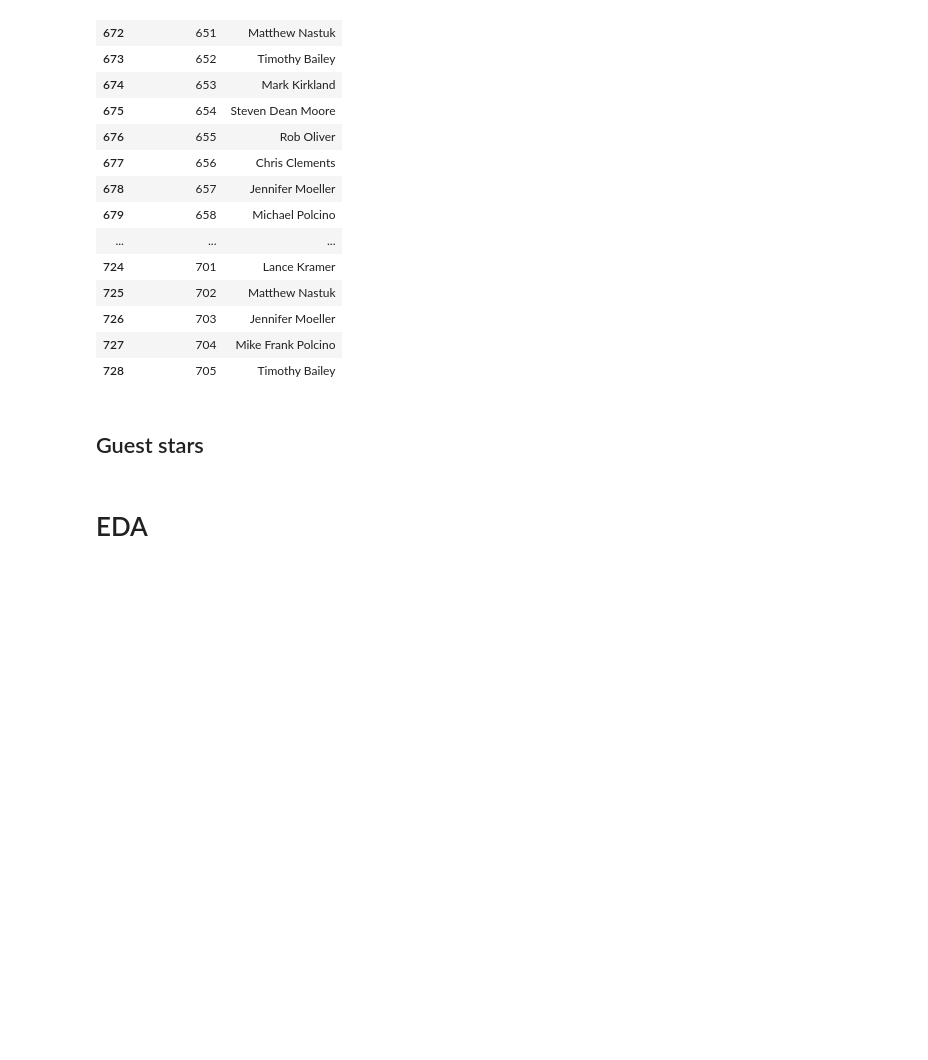
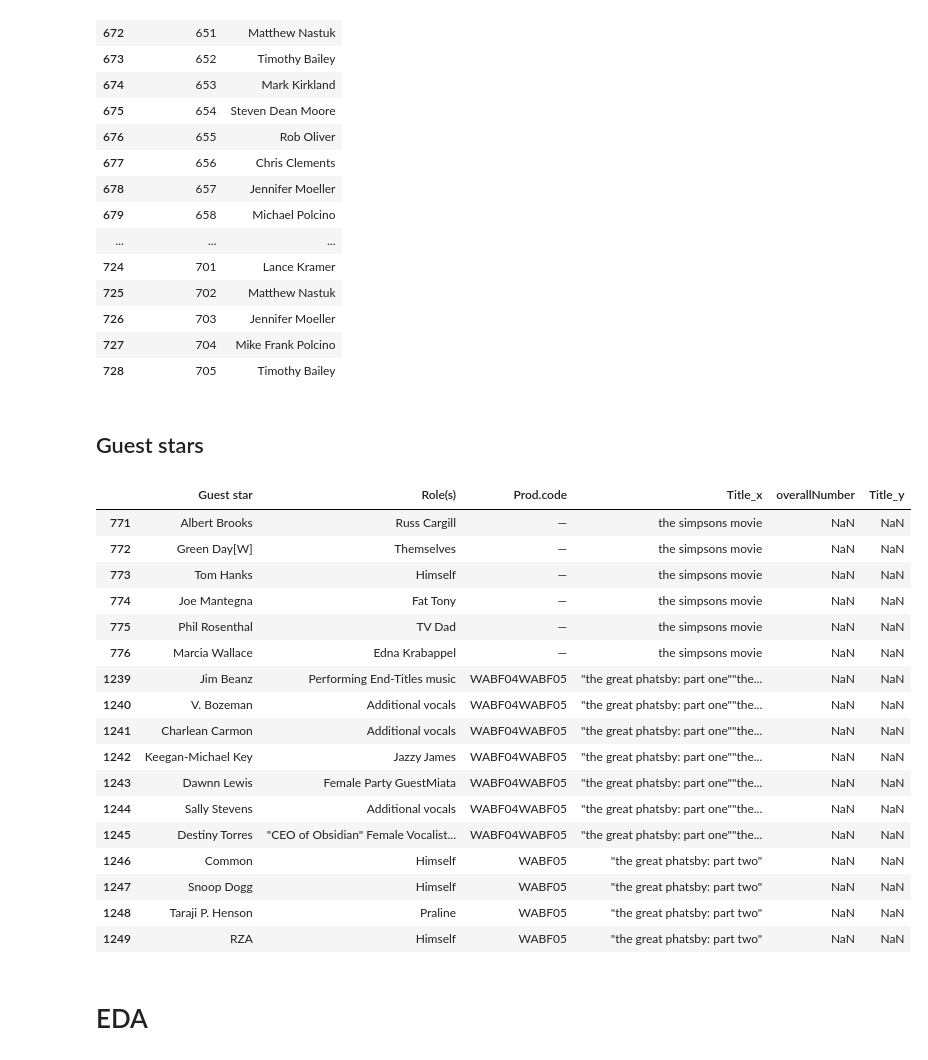
Before and after one commit to juan-td/web-scraping-misc, a Jupyter notebook: simpsons_web_scraping.ipynb, the cells around one changed output. Drawn from its saved outputs; the diff is of its cells as text; code cells hidden in the pictures; blank space fills up the shorter version.

Commit message:
add guest stars

```diff
--- a/simpsons_web_scraping.ipynb
+++ b/simpsons_web_scraping.ipynb
@@ -179,6 +180,38 @@ episode_director.iloc[670:750]
 | 728 | 705 | Timothy Bailey |
 # %% [markdown]
 ## Guest stars
+# %%
+url = ['https://en.wikipedia.org/wiki/List_of_The_Simpsons_guest_stars_(seasons_1-20)',
+        'https://en.wikipedia.org/wiki/List_of_The_Simpsons_guest_stars']
+bs = [BeautifulSoup(urlopen(x).read(),'html.parser') for x in url]
+
+guest_star_df = [b.find('table',{'class':"sortable wikitable plainrowheaders"}) for b in bs]
+guest_star_df = [pd.read_html(str(t))[0] for t in guest_star_df]
+guest_star_df = pd.concat(guest_star_df).reset_index(drop=True).drop(['Season','No.'],axis=1)
+guest_star_df.columns = ['Guest star','Role(s)','Prod.code','Title']
+guest_star_df['Title'] = guest_star_df['Title'].replace('\[.*\]','',regex=True).str.lower()
+guest_star_df = guest_star_df.merge(simpsons_df[['overallNumber','Title','Prod.code']],on='Prod.code',how='left')
+# %%
+guest_star_df[guest_star_df['overallNumber'].isna()]
+# %% [output]
+|  | Guest star | Role(s) | Prod.code | Title_x | overallNumber | Title_y |
+| 771 | Albert Brooks | Russ Cargill | — | the simpsons movie | NaN | NaN |
+| 772 | Green Day[W] | Themselves | — | the simpsons movie | NaN | NaN |
+| 773 | Tom Hanks | Himself | — | the simpsons movie | NaN | NaN |
+| 774 | Joe Mantegna | Fat Tony | — | the simpsons movie | NaN | NaN |
+| 775 | Phil Rosenthal | TV Dad | — | the simpsons movie | NaN | NaN |
+| 776 | Marcia Wallace | Edna Krabappel | — | the simpsons movie | NaN | NaN |
+| 1239 | Jim Beanz | Performing End-Titles music | WABF04WABF05 | "the great phatsby: part one""the... | NaN | NaN |
+| 1240 | V. Bozeman | Additional vocals | WABF04WABF05 | "the great phatsby: part one""the... | NaN | NaN |
+| 1241 | Charlean Carmon | Additional vocals | WABF04WABF05 | "the great phatsby: part one""the... | NaN | NaN |
+| 1242 | Keegan-Michael Key | Jazzy James | WABF04WABF05 | "the great phatsby: part one""the... | NaN | NaN |
+| 1243 | Dawnn Lewis | Female Party GuestMiata | WABF04WABF05 | "the great phatsby: part one""the... | NaN | NaN |
+| 1244 | Sally Stevens | Additional vocals | WABF04WABF05 | "the great phatsby: part one""the... | NaN | NaN |
+| 1245 | Destiny Torres | "CEO of Obsidian" Female Vocalist... | WABF04WABF05 | "the great phatsby: part one""the... | NaN | NaN |
+| 1246 | Common | Himself | WABF05 | "the great phatsby: part two" | NaN | NaN |
+| 1247 | Snoop Dogg | Himself | WABF05 | "the great phatsby: part two" | NaN | NaN |
+| 1248 | Taraji P. Henson | Praline | WABF05 | "the great phatsby: part two" | NaN | NaN |
+| 1249 | RZA | Himself | WABF05 | "the great phatsby: part two" | NaN | NaN |
 # %% [markdown]
 # EDA
 # %%
```
Also changed, not shown: parts of 1 cell of this notebook.
